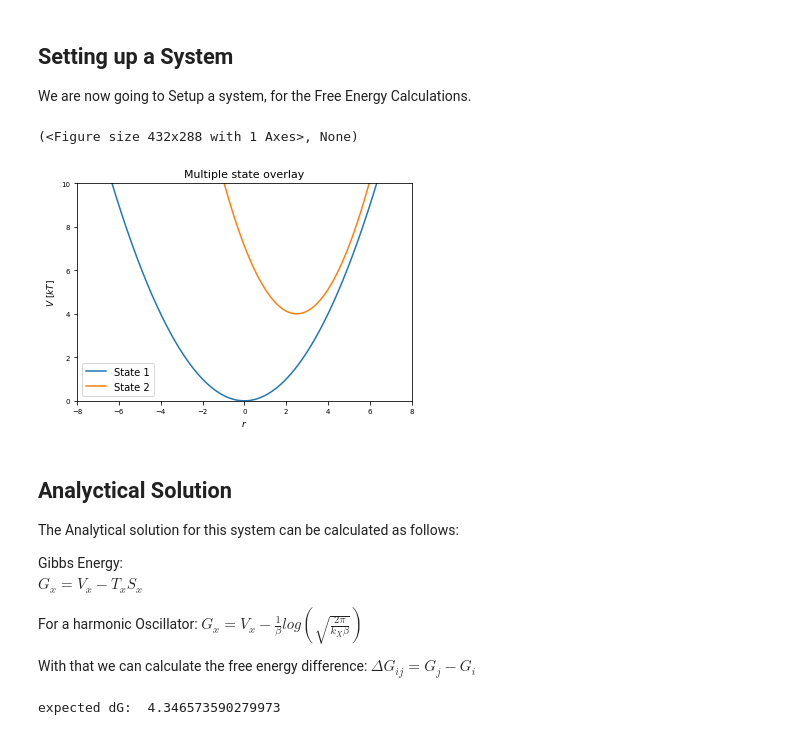
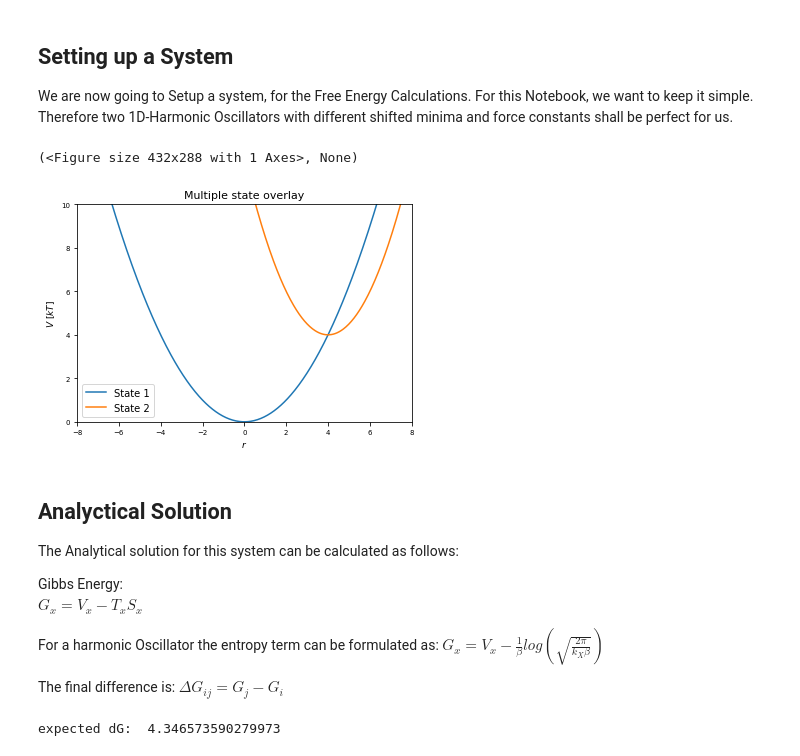
Before and after one commit to rinikerlab/Ensembler, a Jupyter notebook: examples/FreeEnergyCalculationSimulation.ipynb, the cells around one changed output. Drawn from its saved outputs; the diff is of its cells as text; code cells hidden in the pictures.

```diff
--- a/examples/FreeEnergyCalculationSimulation.ipynb
+++ b/examples/FreeEnergyCalculationSimulation.ipynb
@@ -36,41 +54,41 @@ simulation_steps_total_per_approach = 10000
 rand=0.1
 # %% [markdown]
 ## Setting up a System
-We are now going to Setup a system, for the Free Energy Calculations.
+We are now going to Setup a system, for the Free Energy Calculations. For this Notebook, we want to keep it simple. Therefore two 1D-Harmonic Oscillators with different shifted minima and force constants shall be perfect for us.
 # %%
 #Build System
 #System Parameters:
 yoff1 = 0
 xoff1 = 0
 force_constant = k1 =0.5
 
 entropic_difference = k2 = 1
 potential_difference = yoff2 = 4#1
-phase_space_distance = xoff2 = 2.5
+phase_space_distance = xoff2 = 4
 
 #State Potentials
-h1, h2 = pot.harmonicOscillatorPotential(k=k1, x_shift=xoff1, y_shift=yoff1), pot.harmonicOscillatorPotential(k=k2, x_shift=xoff2, y_shift=yoff2)
-
+h1 = pot.harmonicOscillatorPotential(k=k1, x_shift=xoff1, y_shift=yoff1)
+h2 = pot.harmonicOscillatorPotential(k=k2, x_shift=xoff2, y_shift=yoff2)
 
 #Visualize
 from ensembler.visualisation.plotPotentials import multiState_overlays
 
 multiState_overlays([h1,h2])
 # %% [output]
 (<Figure size 432x288 with 1 Axes>, None)
-[figure, old version]
+[figure, new version]
 # %% [markdown]
 ## Analyctical Solution
 The Analytical solution for this system can be calculated as follows:
 
-
 Gibbs Energy:
 $ G_x = V_x - T_x  S_x $
 
-For a harmonic Oscillator:
+For a harmonic Oscillator the entropy term can be formulated as:
 $G_x = V_x - \frac{1}{\beta} log(\sqrt{\frac{2 \pi}{k_X \beta}})$
 
-With that we can calculate the free energy difference:
+
+The final difference is:
 $\Delta G_{ij} = G_j - G_i$
 # %%
 #Analytical Solution
```
Also changed, not shown: parts of 8 cells of this notebook, 2 other files.
